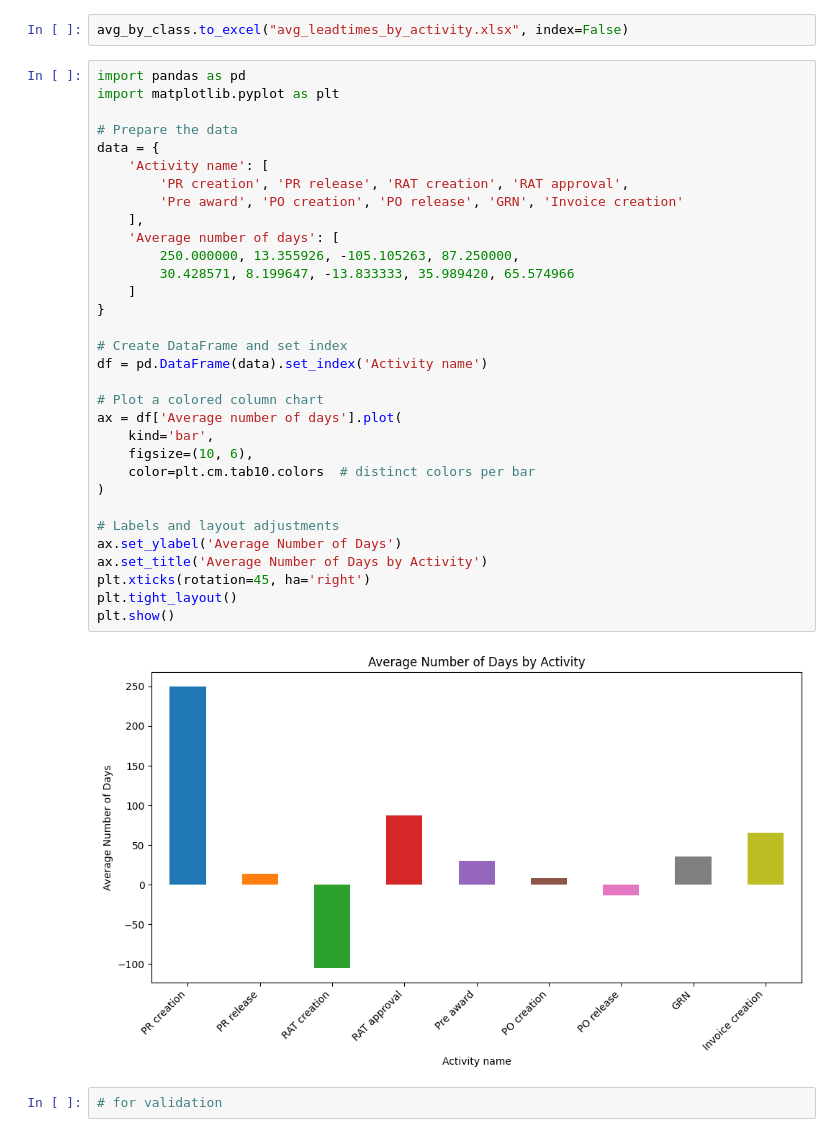
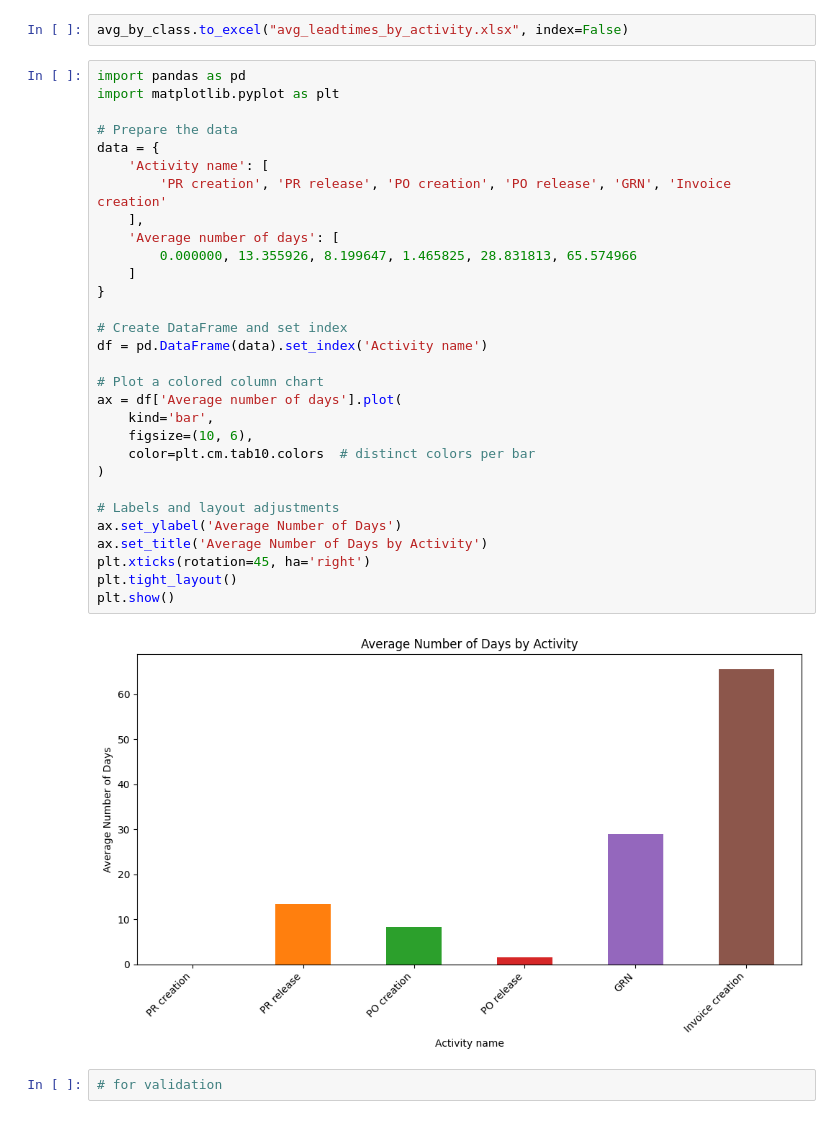
Before and after one commit to revoquant/Process_Mining, a Jupyter notebook: Python_Script/Process_mining_happy_path_final.ipynb, the cells around one changed output. Cells and saved outputs as stored; diff of their text form.

Commit message:
Shown first value in the chart as zero ---> pr creation as 0

```diff
--- a/Python_Script/Process_mining_happy_path_final.ipynb
+++ b/Python_Script/Process_mining_happy_path_final.ipynb
@@ -2617,37 +2628,35 @@ avg_by_class.to_excel("avg_leadtimes_by_activity.xlsx", index=False)
 # %%
 import pandas as pd
 import matplotlib.pyplot as plt
 
 # Prepare the data
 data = {
     'Activity name': [
-        'PR creation', 'PR release', 'RAT creation', 'RAT approval',
-        'Pre award', 'PO creation', 'PO release', 'GRN', 'Invoice creation'
+        'PR creation', 'PR release', 'PO creation', 'PO release', 'GRN', 'Invoice creation'
     ],
     'Average number of days': [
-        250.000000, 13.355926, -105.105263, 87.250000,
-        30.428571, 8.199647, -13.833333, 35.989420, 65.574966
+        0.000000, 13.355926, 8.199647, 1.465825, 28.831813, 65.574966
     ]
 }
 
 # Create DataFrame and set index
 df = pd.DataFrame(data).set_index('Activity name')
 
 # Plot a colored column chart
 ax = df['Average number of days'].plot(
     kind='bar',
     figsize=(10, 6),
     color=plt.cm.tab10.colors  # distinct colors per bar
 )
 
 # Labels and layout adjustments
 ax.set_ylabel('Average Number of Days')
 ax.set_title('Average Number of Days by Activity')
 plt.xticks(rotation=45, ha='right')
 plt.tight_layout()
 plt.show()
 # %% [output]
-[figure, old version]
+[figure, new version]
 # %%
 # for validation
 # %%
```
Also changed, not shown: parts of 3 cells of this notebook.
